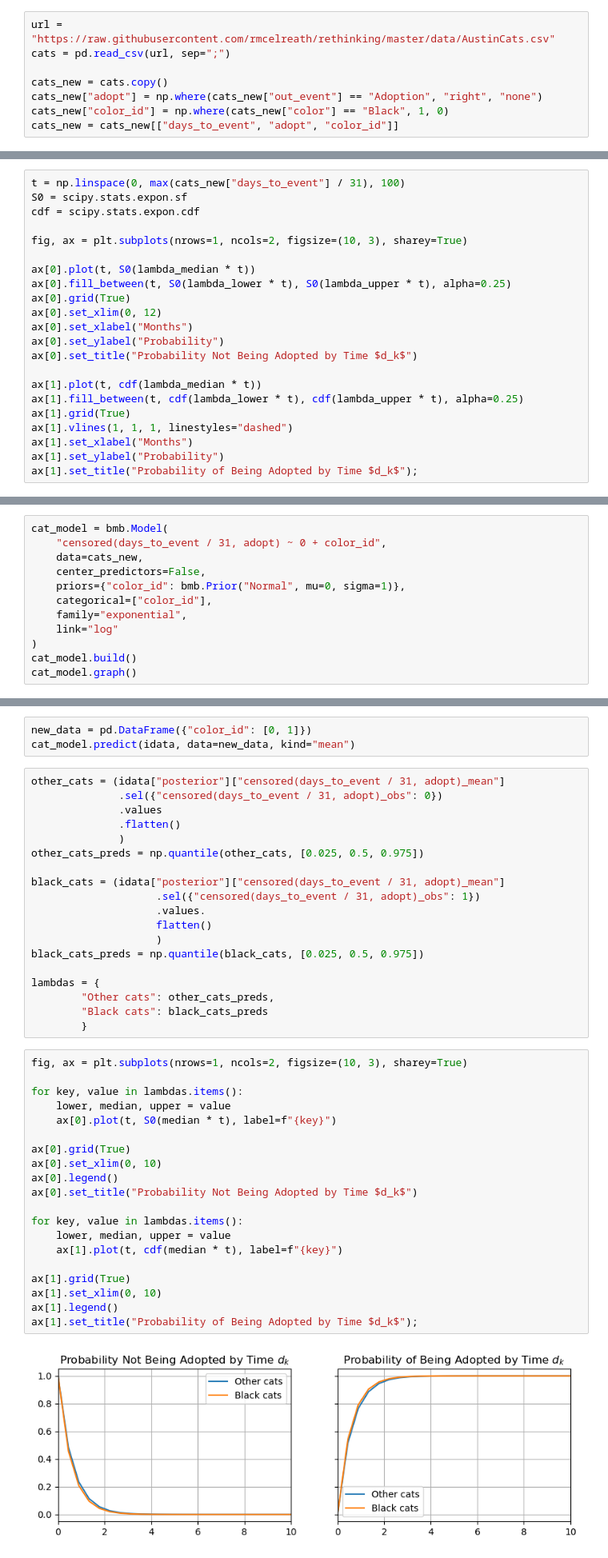
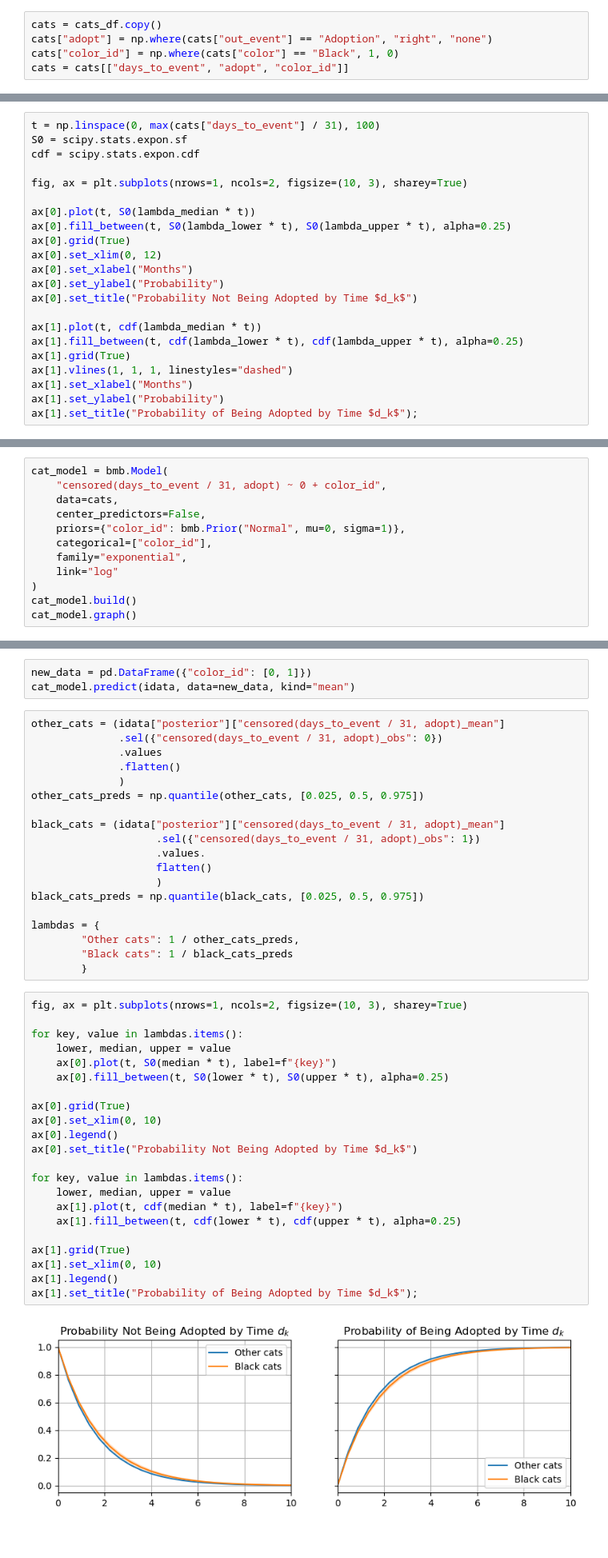
Before and after one commit to GStechschulte/gstechschulte.github.io, a Jupyter notebook: posts/2023-10-25-survival-models-bambi.ipynb, the cells around one changed output, grey strips where cells are left out. Shown: that part at 80% size. Drawn from its saved outputs; the diff is of its cells as text.

```diff
--- a/posts/2023-10-24-survival-models-bambi.ipynb
+++ b/posts/2023-10-25-survival-models-bambi.ipynb
@@ -75,8 +150,5 @@ WARNING (pytensor.tensor.blas): Using NumPy C-API based implementation for BLAS
 # %%
-url = "https://raw.githubusercontent.com/rmcelreath/rethinking/master/data/AustinCats.csv"
-cats = pd.read_csv(url, sep=";")
-
-cats_new = cats.copy()
-cats_new["adopt"] = np.where(cats_new["out_event"] == "Adoption", "right", "none")
-cats_new["color_id"] = np.where(cats_new["color"] == "Black", 1, 0)
-cats_new = cats_new[["days_to_event", "adopt", "color_id"]]
+cats = cats_df.copy()
+cats["adopt"] = np.where(cats["out_event"] == "Adoption", "right", "none")
+cats["color_id"] = np.where(cats["color"] == "Black", 1, 0)
+cats = cats[["days_to_event", "adopt", "color_id"]]
@@ -231,7 +205,7 @@ lambda_lower = 1 / np.exp(lambda_preds[0])
 lambda_median = 1 / np.exp(lambda_preds[1])
 lambda_upper = 1 / np.exp(lambda_preds[2])
 # %%
-t = np.linspace(0, max(cats_new["days_to_event"] / 31), 100)
+t = np.linspace(0, max(cats["days_to_event"] / 31), 100)
 S0 = scipy.stats.expon.sf
 cdf = scipy.stats.expon.cdf
 
@@ -313,7 +288,7 @@ However, thanks to Bambi's formula syntax, we can just include the predictors of
 # %%
 cat_model = bmb.Model(
     "censored(days_to_event / 31, adopt) ~ 0 + color_id",
-    data=cats_new,
+    data=cats,
     center_predictors=False,
     priors={"color_id": bmb.Prior("Normal", mu=0, sigma=1)},
     categorical=["color_id"],
@@ -370,31 +359,33 @@ black_cats = (idata["posterior"]["censored(days_to_event / 31, adopt)_mean"]
 black_cats_preds = np.quantile(black_cats, [0.025, 0.5, 0.975])
 
 lambdas = {
-        "Other cats": other_cats_preds,
-        "Black cats": black_cats_preds
+        "Other cats": 1 / other_cats_preds,
+        "Black cats": 1 / black_cats_preds
         }
 # %%
 fig, ax = plt.subplots(nrows=1, ncols=2, figsize=(10, 3), sharey=True)
 
 for key, value in lambdas.items():
     lower, median, upper = value
     ax[0].plot(t, S0(median * t), label=f"{key}")
+    ax[0].fill_between(t, S0(lower * t), S0(upper * t), alpha=0.25)
 
 ax[0].grid(True)
 ax[0].set_xlim(0, 10)
 ax[0].legend()
 ax[0].set_title("Probability Not Being Adopted by Time $d_k$")
 
 for key, value in lambdas.items():
     lower, median, upper = value
     ax[1].plot(t, cdf(median * t), label=f"{key}")
+    ax[1].fill_between(t, cdf(lower * t), cdf(upper * t), alpha=0.25)
 
 ax[1].grid(True)
 ax[1].set_xlim(0, 10)
 ax[1].legend()
 ax[1].set_title("Probability of Being Adopted by Time $d_k$");
 # %% [output]
-[figure, old version]
+[figure, new version]
 # %% [markdown]
 Analyzing the CCDF (left plot), we can see that black cats have a slightly higher probability of not being adopted throughout the whole range of $k$. Furthermore, analyzing the CDF (right plot), we can see it also takes a longer time for the majority of black cats to be adopted compared to other colored cats. Below, we plot the distribution of days until adoption for the two groups.
 # %%
```
Also changed, not shown: parts of 29 cells of this notebook, 15 other files.
